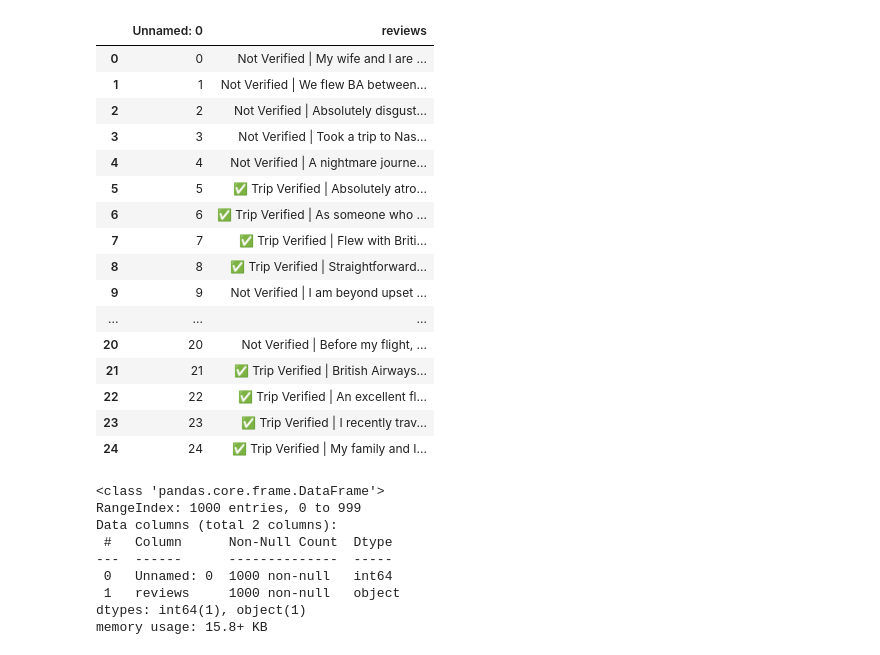
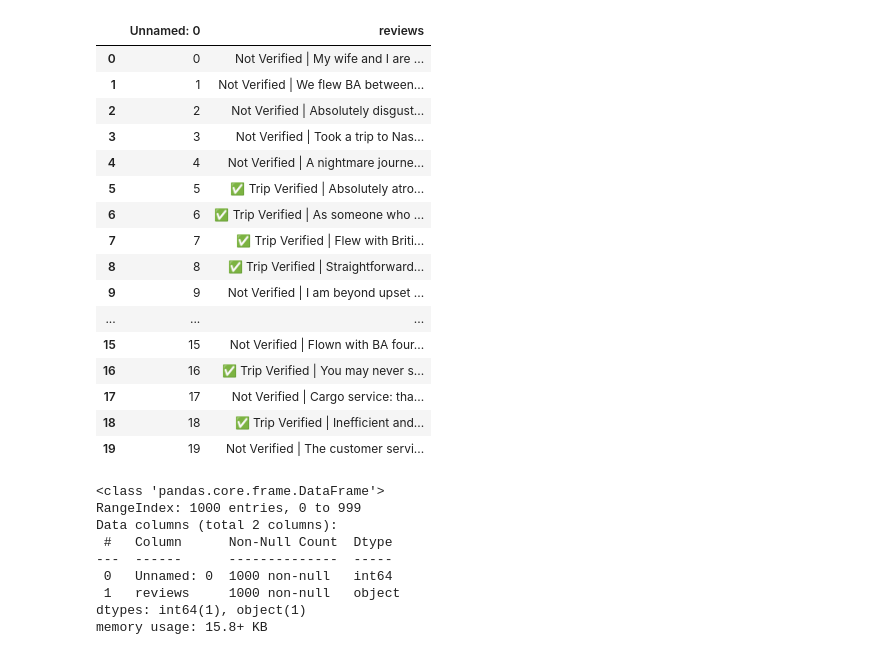
Before and after one commit to markcoty/British-Airways-Reviews, a Jupyter notebook: BA Reviews - Sentiment.ipynb, the cells around one changed output. Cells and saved outputs as stored; diff of their text form; code cells hidden in the pictures.

```diff
--- a/BA Reviews - Sentiment.ipynb
+++ b/BA Reviews - Sentiment.ipynb
@@ -4,24 +9,24 @@ import pandas as pd
 df = pd.read_csv('BA_reviews.csv')
 # %%
-df.head(25)
+df.head(20)
 # %% [output]
 |  | Unnamed: 0 | reviews |
 | 0 | 0 | Not Verified | My wife and I are ... |
 | 1 | 1 | Not Verified | We flew BA between... |
 | 2 | 2 | Not Verified | Absolutely disgust... |
 | 3 | 3 | Not Verified | Took a trip to Nas... |
 | 4 | 4 | Not Verified | A nightmare journe... |
 | 5 | 5 | ✅ Trip Verified | Absolutely atro... |
 | 6 | 6 | ✅ Trip Verified | As someone who ... |
 | 7 | 7 | ✅ Trip Verified | Flew with Briti... |
 | 8 | 8 | ✅ Trip Verified | Straightforward... |
 | 9 | 9 | Not Verified | I am beyond upset ... |
 | ... | ... | ... |
-| 20 | 20 | Not Verified | Before my flight, ... |
-| 21 | 21 | ✅ Trip Verified | British Airways... |
-| 22 | 22 | ✅ Trip Verified | An excellent fl... |
-| 23 | 23 | ✅ Trip Verified | I recently trav... |
-| 24 | 24 | ✅ Trip Verified | My family and I... |
+| 15 | 15 | Not Verified | Flown with BA four... |
+| 16 | 16 | ✅ Trip Verified | You may never s... |
+| 17 | 17 | Not Verified | Cargo service: tha... |
+| 18 | 18 | ✅ Trip Verified | Inefficient and... |
+| 19 | 19 | Not Verified | The customer servi... |
 # %%
 df.info()
 # %% [output]
```
Also changed, not shown: parts of 12 cells of this notebook.
